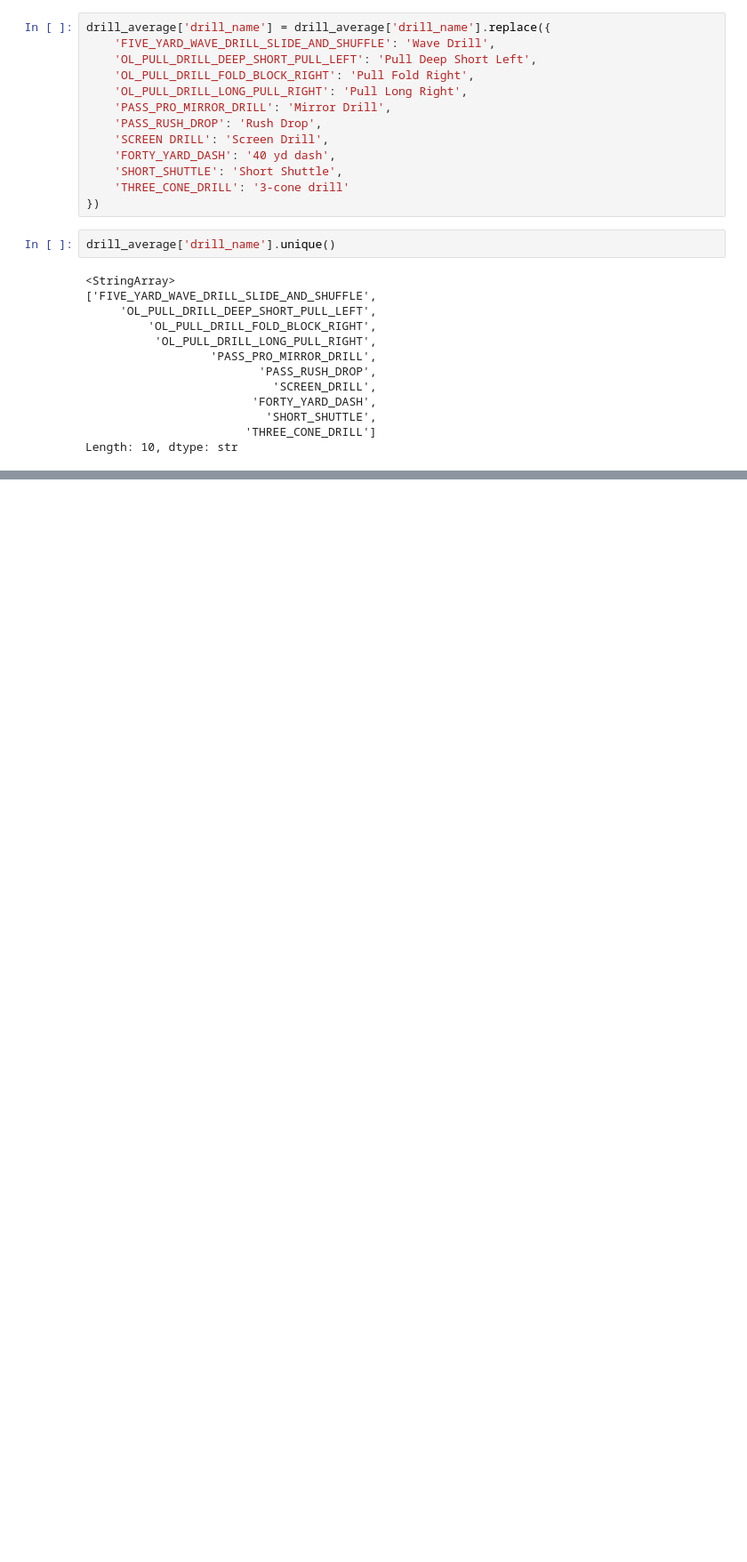
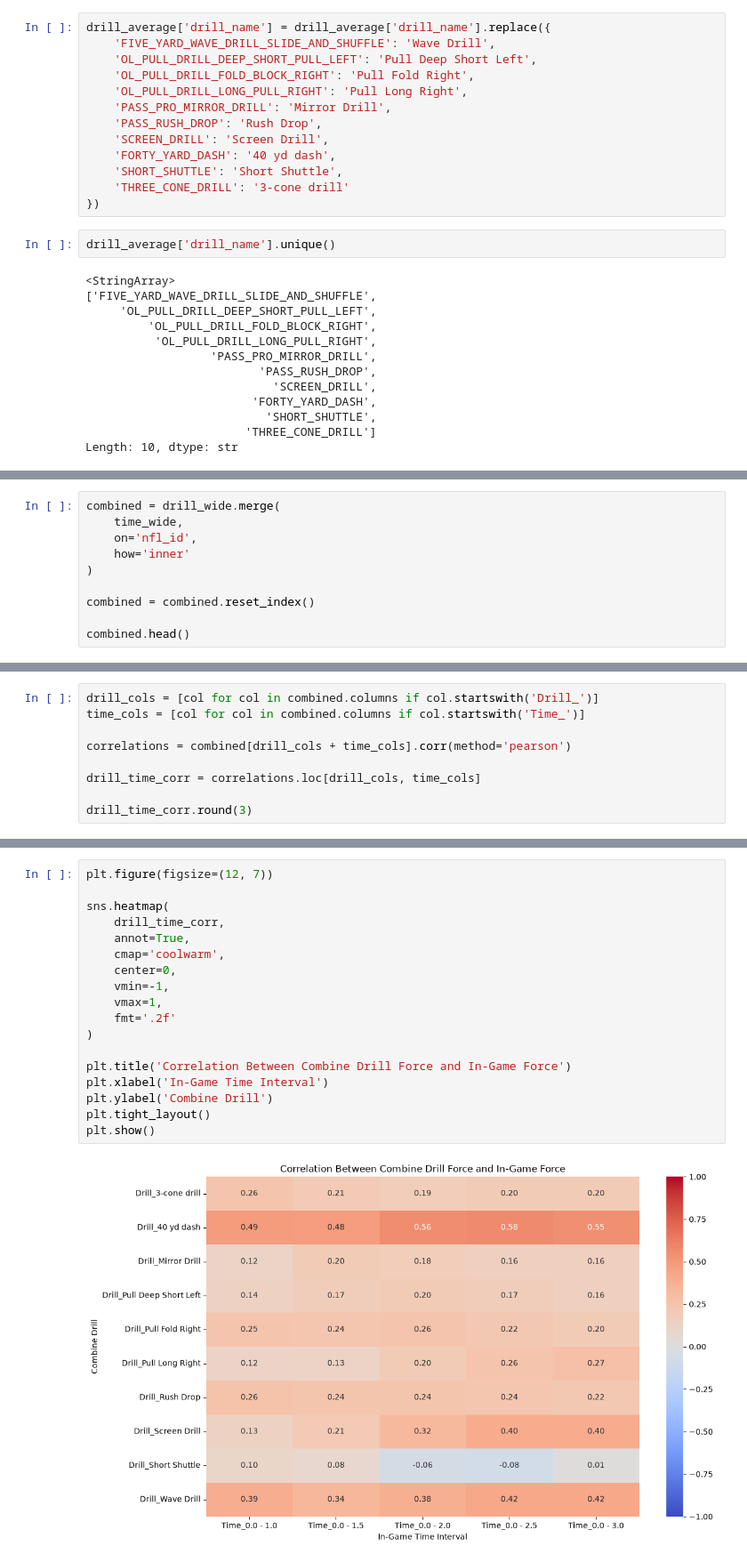
Before and after one commit to hankike/Big_Data_Bowl_27, a Jupyter notebook: phase_two.ipynb, the cells around one changed output, grey strips where cells are left out. Shown at 89% size. Drawn from its saved outputs; the diff is of its cells as text; blank space fills up the shorter version.

Commit message:
finish initial force metrics

```diff
--- a/phase_two.ipynb
+++ b/phase_two.ipynb
@@ -300,7 +304,7 @@ drill_average['drill_name'] = drill_average['drill_name'].replace({
     'OL_PULL_DRILL_LONG_PULL_RIGHT': 'Pull Long Right',
     'PASS_PRO_MIRROR_DRILL': 'Mirror Drill',
     'PASS_RUSH_DROP': 'Rush Drop',
-    'SCREEN DRILL': 'Screen Drill',
+    'SCREEN_DRILL': 'Screen Drill',
     'FORTY_YARD_DASH': '40 yd dash',
     'SHORT_SHUTTLE': 'Short Shuttle',
     'THREE_CONE_DRILL': '3-cone drill'
@@ -370,0 +463,10 @@ plt.show()
+# %%
+combined = drill_wide.merge(
+    time_wide,
+    on='nfl_id',
+    how='inner'
+)
+
+combined = combined.reset_index()
+
+combined.head()
@@ -370,0 +486,9 @@ plt.show()
+# %%
+drill_cols = [col for col in combined.columns if col.startswith('Drill_')]
+time_cols = [col for col in combined.columns if col.startswith('Time_')]
+
+correlations = combined[drill_cols + time_cols].corr(method='pearson')
+
+drill_time_corr = correlations.loc[drill_cols, time_cols]
+
+drill_time_corr.round(3)
@@ -370,0 +507,20 @@ plt.show()
+# %%
+plt.figure(figsize=(12, 7))
+
+sns.heatmap(
+    drill_time_corr,
+    annot=True,
+    cmap='coolwarm',
+    center=0,
+    vmin=-1,
+    vmax=1,
+    fmt='.2f'
+)
+
+plt.title('Correlation Between Combine Drill Force and In-Game Force')
+plt.xlabel('In-Game Time Interval')
+plt.ylabel('Combine Drill')
+plt.tight_layout()
+plt.show()
+# %% [output]
+[figure, added]
```
Also changed, not shown: parts of 24 cells of this notebook.
